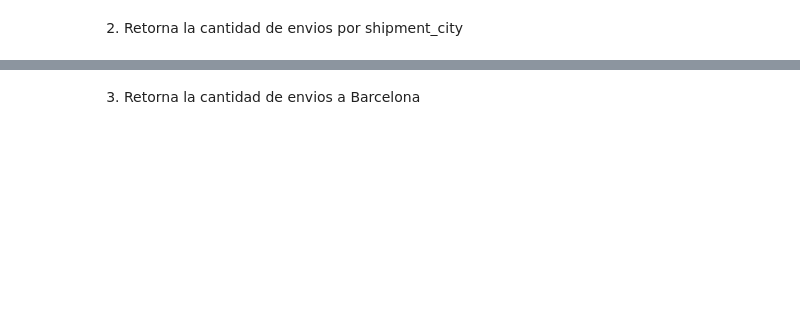
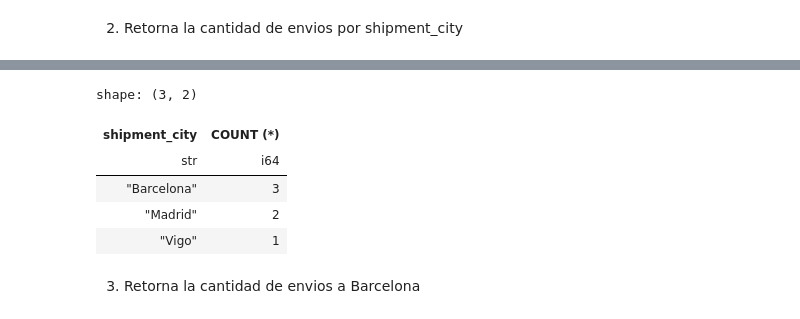
Before and after one commit to IsabelRomoBru/DS102024, a Jupyter notebook: 2-DataAnalysis/6-DataBase/1-Intro_DBs/intro_sql_sqlalchemy.ipynb, the cells around one changed output, grey strips where cells are left out. Saved outputs shown, nothing was run; the diff lists cells and outputs as text; code cells hidden in the pictures; blank space fills up the shorter version.

```diff
--- a/2-DataAnalysis/6-DataBase/1-Intro_DBs/intro_sql_sqlalchemy.ipynb
+++ b/2-DataAnalysis/6-DataBase/1-Intro_DBs/intro_sql_sqlalchemy.ipynb
@@ -280,0 +309,7 @@ ejecutar_query(query=query, devolver_polars=True)
+# %%
+query ='SELECT shipment_city, COUNT (*) FROM Shipments GROUP BY shipment_city'
+
+ejecutar_query(query=query, devolver_polars=True)
+#PRIMERO LA UNION SELECT FROM, WHERE, GROUP BY,HAVING, ORDER BY, LIMMIT (este es el orden óptimo )
+#el SQL se puede renombar usando as
+# %% [output]
@@ -281,2 +320,8 @@ ejecutar_query(query=query, devolver_polars=True)
+shape: (3, 2)
+| shipment_city | COUNT (*) |
+| str | i64 |
+| "Barcelona" | 3 |
+| "Madrid" | 2 |
+| "Vigo" | 1 |
 # %% [markdown]
 3. Retorna la cantidad de envios a Barcelona
```
Also changed, not shown: parts of 25 cells of this notebook, 7 other files.
